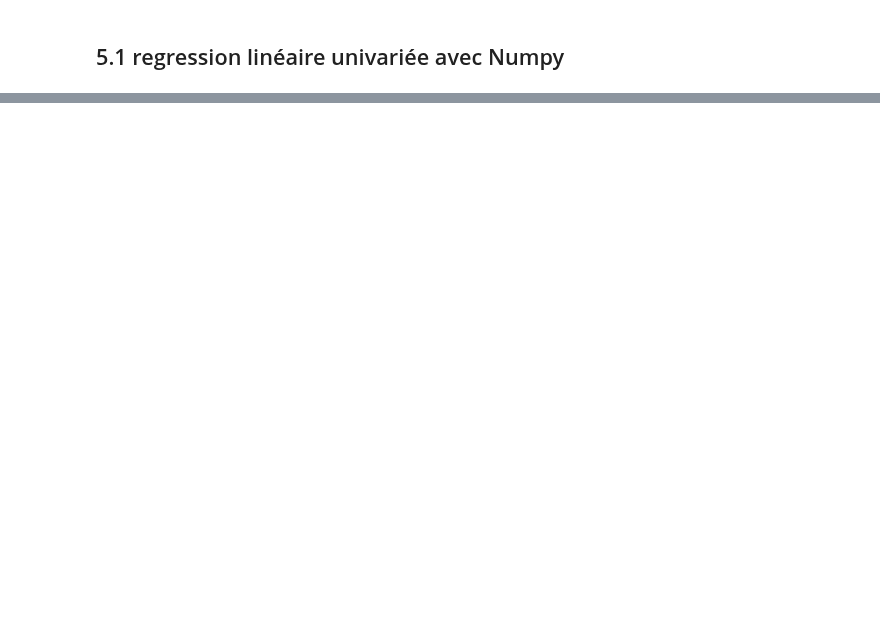
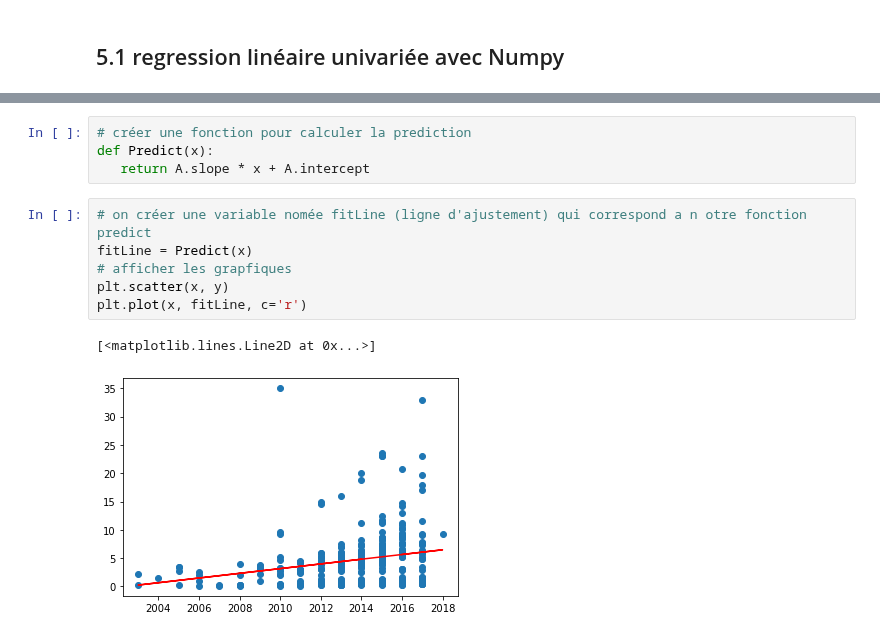
Before and after one commit to ines-d/MachineLearning, a Jupyter notebook: MachineLearning/MachineLearning_CAR/Projet_1_carData.ipynb, the cells around one changed output, grey strips where cells are left out. Saved outputs shown, nothing was run; the diff lists cells and outputs as text; blank space fills up the shorter version.

```diff
--- a/MachineLearning/MachineLearning_CAR/Projet_1_carData.ipynb
+++ b/MachineLearning/MachineLearning_CAR/Projet_1_carData.ipynb
@@ -236,0 +271,13 @@ v=sns.catplot(x='Year',y='Selling_Price', data=car_data, hue='Fuel_Type',jitter=
+# %%
+# créer une fonction pour calculer la prediction
+def Predict(x):
+   return A.slope * x + A.intercept
+# %%
+# on créer une variable nomée fitLine (ligne d'ajustement) qui correspond a n otre fonction predict
+fitLine = Predict(x)
+# afficher les grapfiques
+plt.scatter(x, y)
+plt.plot(x, fitLine, c='r')
+# %% [output]
+[<matplotlib.lines.Line2D at 0x...>]
+[figure, added]
```
Also changed, not shown: parts of 15 cells of this notebook.
